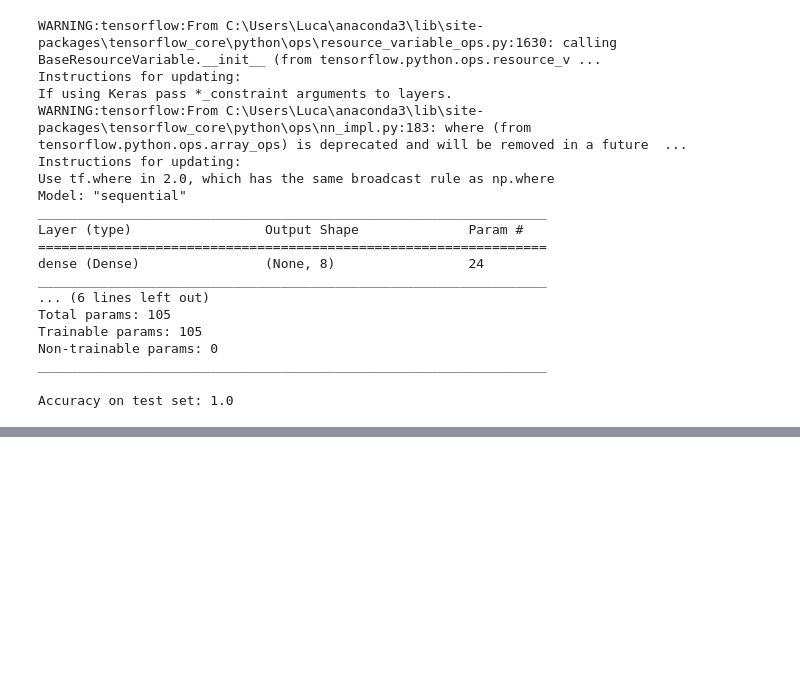
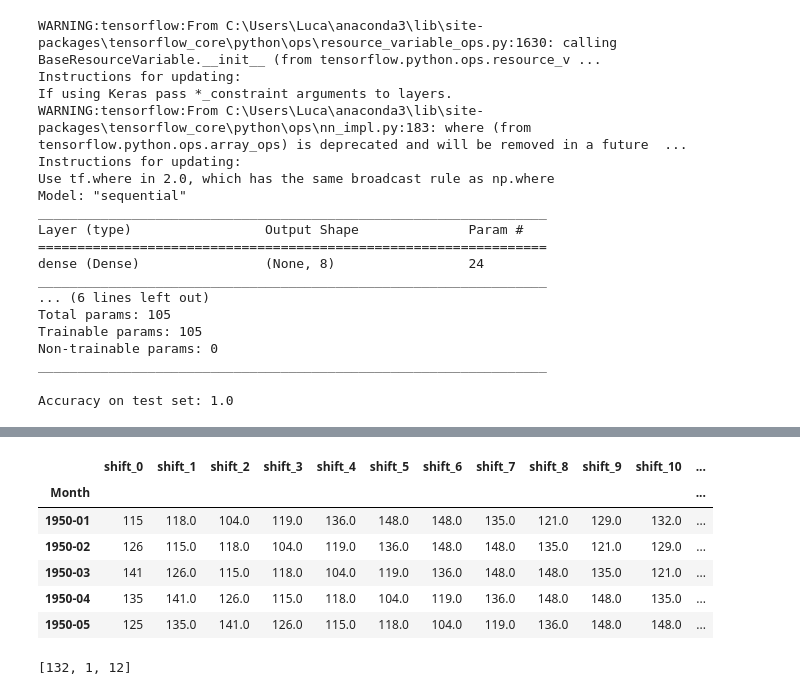
Before and after one commit to lmassaron/ml4dummies_2ed, a Jupyter notebook: ch_14/ML4D2D; 14; Hitting Complexity with Neural Networks.ipynb, the cells around one changed output, grey strips where cells are left out. Cells and saved outputs as stored; diff of their text form; code cells hidden in the pictures; blank space fills up the shorter version.

```diff
--- a/ch_14/ML4D2D; 14; Hitting Complexity with Neural Networks.ipynb
+++ b/ch_14/ML4D2D; 14; Hitting Complexity with Neural Networks.ipynb
@@ -79,0 +198,15 @@ plt.show()
+# %%
+lookback = 12
+sequence = pd.DataFrame(
+   {'shift_'+str(s): passengers['Passengers'].shift(s)
+    for s in range(lookback+1)})[lookback:]
+# %%
+sequence.head(5)
+# %% [output]
+|  | shift_0 | shift_1 | shift_2 | shift_3 | shift_4 | shift_5 | shift_6 | shift_7 | shift_8 | shift_9 | shift_10 | ... |
+| Month |  |  |  |  |  |  |  |  |  |  |  | ... |
+| 1950-01 | 115 | 118.0 | 104.0 | 119.0 | 136.0 | 148.0 | 148.0 | 135.0 | 121.0 | 129.0 | 132.0 | ... |
+| 1950-02 | 126 | 115.0 | 118.0 | 104.0 | 119.0 | 136.0 | 148.0 | 148.0 | 135.0 | 121.0 | 129.0 | ... |
+| 1950-03 | 141 | 126.0 | 115.0 | 118.0 | 104.0 | 119.0 | 136.0 | 148.0 | 148.0 | 135.0 | 121.0 | ... |
+| 1950-04 | 135 | 141.0 | 126.0 | 115.0 | 118.0 | 104.0 | 119.0 | 136.0 | 148.0 | 148.0 | 135.0 | ... |
+| 1950-05 | 125 | 135.0 | 141.0 | 126.0 | 115.0 | 118.0 | 104.0 | 119.0 | 136.0 | 148.0 | 148.0 | ... |
@@ -79,0 +220,8 @@ plt.show()
+# %%
+shape = list(X.shape)
+shape.insert(1, 1)
+print(shape)
+
+X = X.values.reshape(shape)
+# %% [output]
+[132, 1, 12]
```
Also changed, not shown: parts of 20 cells of this notebook, 1 other file.
